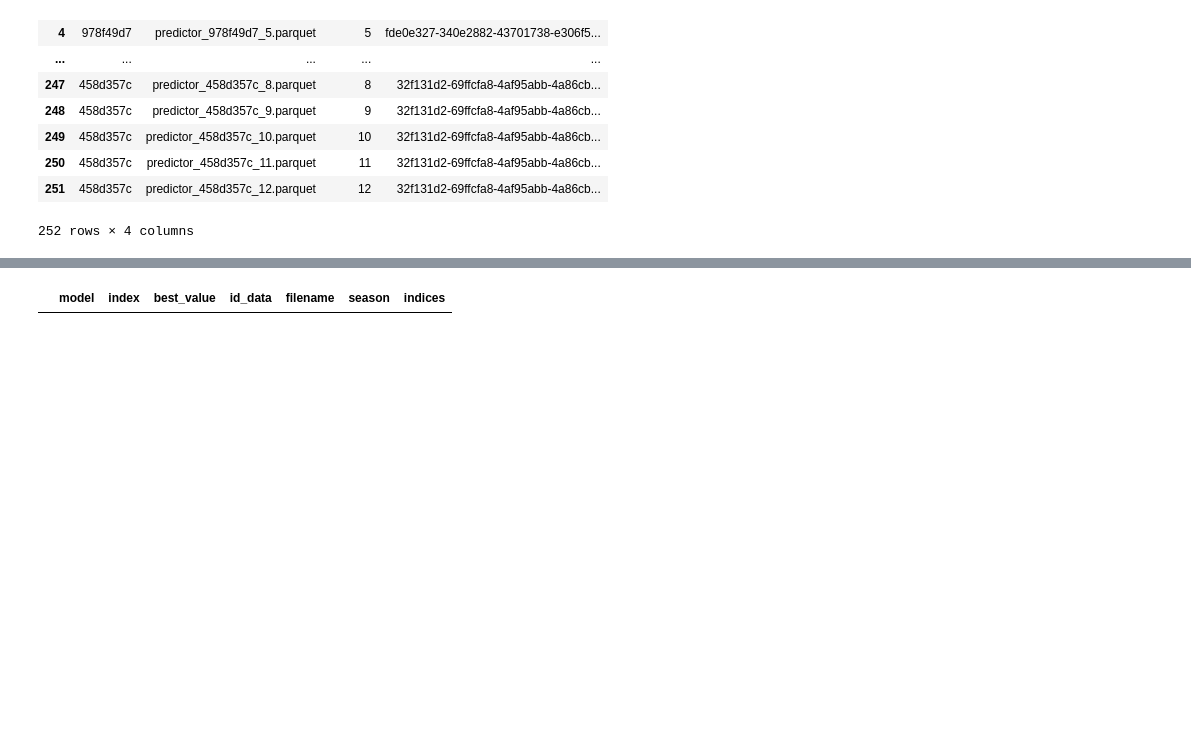
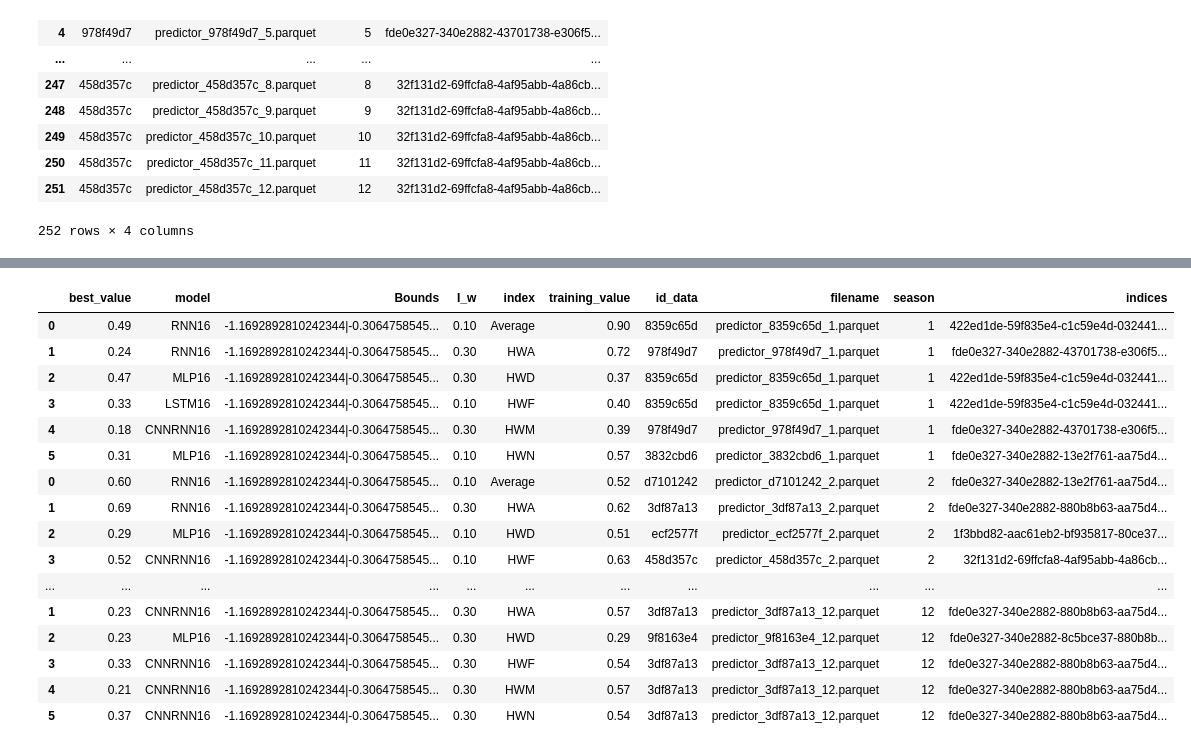
Before and after one commit to martinpavez/data, a Jupyter notebook: hw_extra/notebooks_results/sera_opt_results_v2.ipynb, the cells around one changed output, grey strips where cells are left out. Cells and saved outputs as stored; diff of their text form; code cells hidden in the pictures; blank space fills up the shorter version.

```diff
--- a/hw_extra/notebooks_results/sera_opt_results_v2.ipynb
+++ b/hw_extra/notebooks_results/sera_opt_results_v2.ipynb
@@ -97,24 +56,0 @@ summary_cv_sera
-# %%
-cv_sera_seasons = {}
-sera_seasons = {}
-tscv_sera_seasons = {}
-
-cv_mae_seasons = {}
-mae_seasons = {}
-tscv_mae_seasons = {}
-
-for i in range(13):
-    results_season = results[results["season"]==i]
-    cv_sera_seasons[i] = summarize_best_results_by_index(results_season, metadata, metric="sera",stage="CV" , top_n=1)
-    tscv_sera_seasons[i] = summarize_best_results_by_index(results_season, metadata, metric="sera",stage="TSCV" , top_n=1)
-    sera_seasons[i] = summarize_best_results_by_index(results_season, metadata, metric="sera",stage="prediction", top_n=1)
-    cv_mae_seasons[i] = summarize_best_results_by_index(results_season, metadata, metric="mae",stage="CV" , top_n=1)
-    tscv_mae_seasons[i] = summarize_best_results_by_index(results_season, metadata, metric="mae",stage="TSCV" , top_n=1)
-    mae_seasons[i] = summarize_best_results_by_index(results_season, metadata, metric="mae",stage="prediction", top_n=1)
-
-cv_sera_seasons = pd.concat(list(cv_sera_seasons.values()))
-tscv_sera_seasons = pd.concat(list(tscv_sera_seasons.values()))
-sera_seasons = pd.concat(list(sera_seasons.values()))
-cv_mae_seasons = pd.concat(list(cv_mae_seasons.values()))
-tscv_mae_seasons = pd.concat(list(tscv_mae_seasons.values()))
-mae_seasons = pd.concat(list(mae_seasons.values()))
@@ -197,12 +134,12 @@ tscv_mae_seasons = {}
 
 for i in range(13):
     results_season = results[results["season"]==i]
-    cv_sera_seasons[i] = summarize_best_results_by_index(results_season, metadata, metric="sera",stage="CV" , top_n=1)
-    tscv_sera_seasons[i] = summarize_best_results_by_index(results_season, metadata, metric="sera",stage="TSCV" , top_n=1)
-    sera_seasons[i] = summarize_best_results_by_index(results_season, metadata, metric="sera",stage="prediction", top_n=1)
-    cv_mae_seasons[i] = summarize_best_results_by_index(results_season, metadata, metric="mae",stage="CV" , top_n=1)
-    tscv_mae_seasons[i] = summarize_best_results_by_index(results_season, metadata, metric="mae",stage="TSCV" , top_n=1)
-    mae_seasons[i] = summarize_best_results_by_index(results_season, metadata, metric="mae",stage="prediction", top_n=1)
+    cv_sera_seasons[i] = summarize_best_results_by_index(results_season, metadata, metric="sera",stage="CV" , top_n=1, sera=True)
+    tscv_sera_seasons[i] = summarize_best_results_by_index(results_season, metadata, metric="sera",stage="TSCV" , top_n=1, sera=True)
+    sera_seasons[i] = summarize_best_results_by_index(results_season, metadata, metric="sera",stage="prediction", top_n=1, sera=True)
+    cv_mae_seasons[i] = summarize_best_results_by_index(results_season, metadata, metric="mae",stage="CV" , top_n=1, sera=True)
+    tscv_mae_seasons[i] = summarize_best_results_by_index(results_season, metadata, metric="mae",stage="TSCV" , top_n=1, sera=True)
+    mae_seasons[i] = summarize_best_results_by_index(results_season, metadata, metric="mae",stage="prediction", top_n=1, sera=True)
 
 cv_sera_seasons = pd.concat(list(cv_sera_seasons.values()))
 tscv_sera_seasons = pd.concat(list(tscv_sera_seasons.values()))
@@ -211,6 +148,22 @@ cv_mae_seasons = pd.concat(list(cv_mae_seasons.values()))
 tscv_mae_seasons = pd.concat(list(tscv_mae_seasons.values()))
 mae_seasons = pd.concat(list(mae_seasons.values()))
 # %%
-display_full(cv_sera_seasons)
+display_full(mae_seasons)
 # %% [output]
-|  | model | index | best_value | id_data | filename | season | indices |
+|  | best_value | model | Bounds | I_w | index | training_value | id_data | filename | season | indices |
+| 0 | 0.49 | RNN16 | -1.1692892810242344|-0.3064758545... | 0.10 | Average | 0.90 | 8359c65d | predictor_8359c65d_1.parquet | 1 | 422ed1de-59f835e4-c1c59e4d-032441... |
+| 1 | 0.24 | RNN16 | -1.1692892810242344|-0.3064758545... | 0.30 | HWA | 0.72 | 978f49d7 | predictor_978f49d7_1.parquet | 1 | fde0e327-340e2882-43701738-e306f5... |
+| 2 | 0.47 | MLP16 | -1.1692892810242344|-0.3064758545... | 0.30 | HWD | 0.37 | 8359c65d | predictor_8359c65d_1.parquet | 1 | 422ed1de-59f835e4-c1c59e4d-032441... |
+| 3 | 0.33 | LSTM16 | -1.1692892810242344|-0.3064758545... | 0.10 | HWF | 0.40 | 8359c65d | predictor_8359c65d_1.parquet | 1 | 422ed1de-59f835e4-c1c59e4d-032441... |
+| 4 | 0.18 | CNNRNN16 | -1.1692892810242344|-0.3064758545... | 0.30 | HWM | 0.39 | 978f49d7 | predictor_978f49d7_1.parquet | 1 | fde0e327-340e2882-43701738-e306f5... |
+| 5 | 0.31 | MLP16 | -1.1692892810242344|-0.3064758545... | 0.10 | HWN | 0.57 | 3832cbd6 | predictor_3832cbd6_1.parquet | 1 | fde0e327-340e2882-13e2f761-aa75d4... |
+| 0 | 0.60 | RNN16 | -1.1692892810242344|-0.3064758545... | 0.10 | Average | 0.52 | d7101242 | predictor_d7101242_2.parquet | 2 | fde0e327-340e2882-13e2f761-aa75d4... |
+| 1 | 0.69 | RNN16 | -1.1692892810242344|-0.3064758545... | 0.30 | HWA | 0.62 | 3df87a13 | predictor_3df87a13_2.parquet | 2 | fde0e327-340e2882-880b8b63-aa75d4... |
+| 2 | 0.29 | MLP16 | -1.1692892810242344|-0.3064758545... | 0.10 | HWD | 0.51 | ecf2577f | predictor_ecf2577f_2.parquet | 2 | 1f3bbd82-aac61eb2-bf935817-80ce37... |
+| 3 | 0.52 | CNNRNN16 | -1.1692892810242344|-0.3064758545... | 0.10 | HWF | 0.63 | 458d357c | predictor_458d357c_2.parquet | 2 | 32f131d2-69ffcfa8-4af95abb-4a86cb... |
+| ... | ... | ... | ... | ... | ... | ... | ... | ... | ... | ... |
+| 1 | 0.23 | CNNRNN16 | -1.1692892810242344|-0.3064758545... | 0.30 | HWA | 0.57 | 3df87a13 | predictor_3df87a13_12.parquet | 12 | fde0e327-340e2882-880b8b63-aa75d4... |
+| 2 | 0.23 | MLP16 | -1.1692892810242344|-0.3064758545... | 0.30 | HWD | 0.29 | 9f8163e4 | predictor_9f8163e4_12.parquet | 12 | fde0e327-340e2882-8c5bce37-880b8b... |
+| 3 | 0.33 | CNNRNN16 | -1.1692892810242344|-0.3064758545... | 0.30 | HWF | 0.54 | 3df87a13 | predictor_3df87a13_12.parquet | 12 | fde0e327-340e2882-880b8b63-aa75d4... |
+| 4 | 0.21 | CNNRNN16 | -1.1692892810242344|-0.3064758545... | 0.30 | HWM | 0.57 | 3df87a13 | predictor_3df87a13_12.parquet | 12 | fde0e327-340e2882-880b8b63-aa75d4... |
+| 5 | 0.37 | CNNRNN16 | -1.1692892810242344|-0.3064758545... | 0.30 | HWN | 0.54 | 3df87a13 | predictor_3df87a13_12.parquet | 12 | fde0e327-340e2882-880b8b63-aa75d4... |
```
Also changed, not shown: parts of 24 cells of this notebook, 19 other files.
